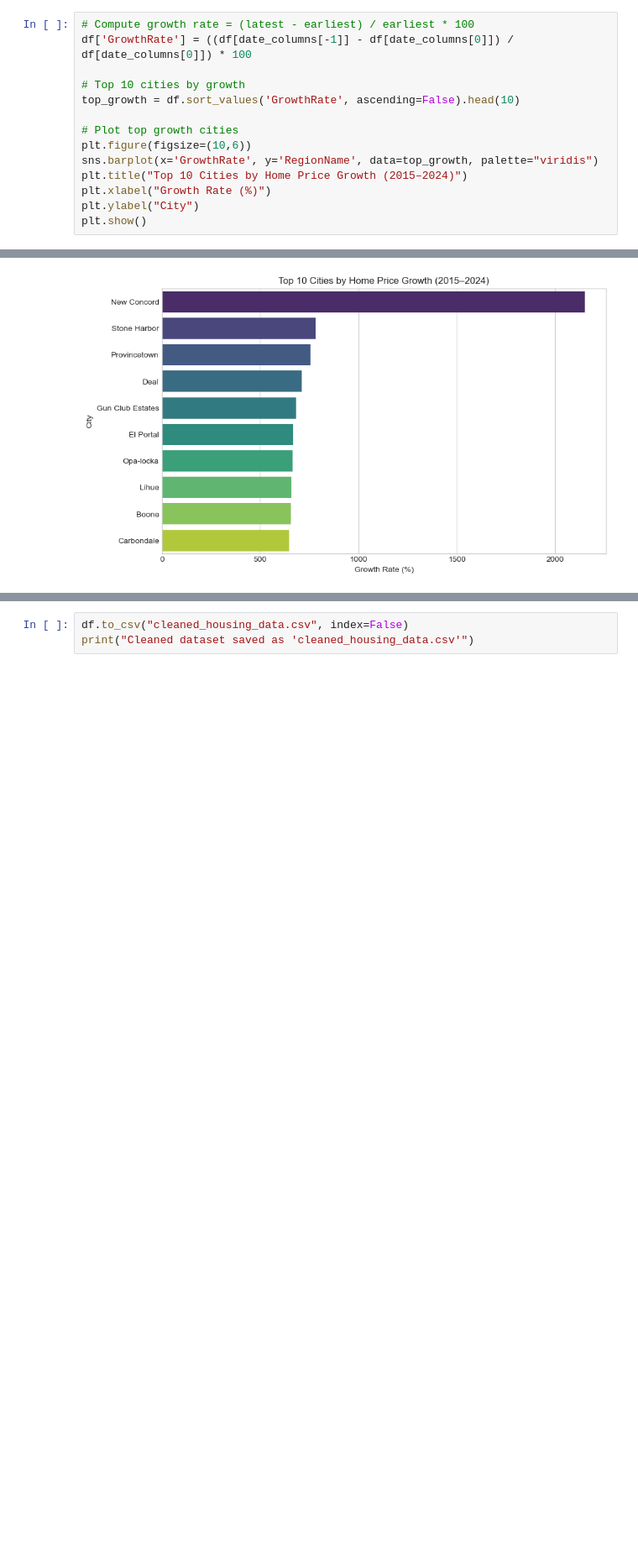
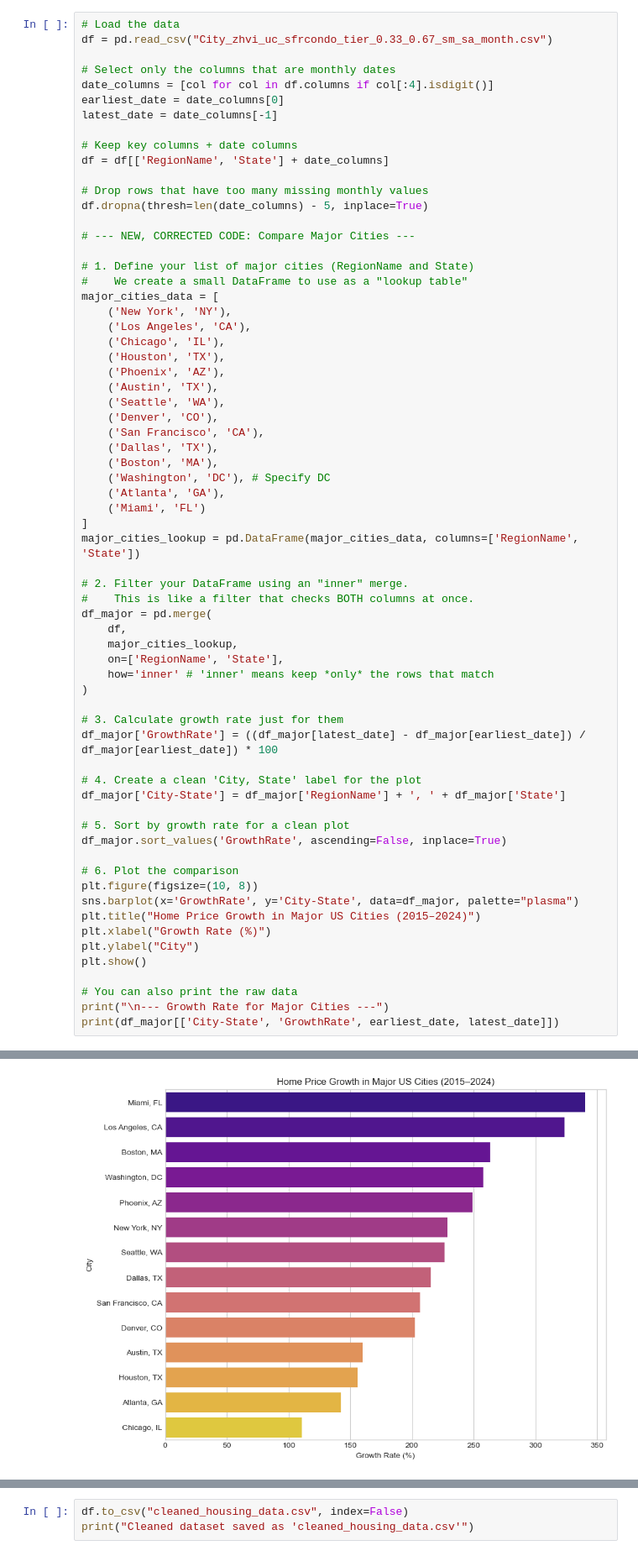
Before and after one commit to ibrahime2002/Zillow-Data-Analysis, a Jupyter notebook: ZillowHouseAnalysis.ipynb, the cells around one changed output, grey strips where cells are left out. Shown at 84% size. Saved outputs shown, nothing was run; the diff lists cells and outputs as text; blank space fills up the shorter version.

Commit message:
Change the top 10 cities to major cities for useful insights

```diff
--- a/ZillowHouseAnalysis.ipynb
+++ b/ZillowHouseAnalysis.ipynb
@@ -67,19 +67,71 @@ Passing `palette` without assigning `hue` is deprecated and will be removed in v
   sns.barplot(x=state_avg.values, y=state_avg.index, palette="coolwarm")
 [figure]
 # %%
-# Compute growth rate = (latest - earliest) / earliest * 100
-df['GrowthRate'] = ((df[date_columns[-1]] - df[date_columns[0]]) / df[date_columns[0]]) * 100
+# Load the data
+df = pd.read_csv("City_zhvi_uc_sfrcondo_tier_0.33_0.67_sm_sa_month.csv")
 
-# Top 10 cities by growth
-top_growth = df.sort_values('GrowthRate', ascending=False).head(10)
+# Select only the columns that are monthly dates
+date_columns = [col for col in df.columns if col[:4].isdigit()]
+earliest_date = date_columns[0]
+latest_date = date_columns[-1]
 
-# Plot top growth cities
-plt.figure(figsize=(10,6))
-sns.barplot(x='GrowthRate', y='RegionName', data=top_growth, palette="viridis")
-plt.title("Top 10 Cities by Home Price Growth (2015–2024)")
+# Keep key columns + date columns
+df = df[['RegionName', 'State'] + date_columns]
+
+# Drop rows that have too many missing monthly values
+df.dropna(thresh=len(date_columns) - 5, inplace=True)
+
+# --- NEW, CORRECTED CODE: Compare Major Cities ---
+
+# 1. Define your list of major cities (RegionName and State)
+#    We create a small DataFrame to use as a "lookup table"
+major_cities_data = [
+    ('New York', 'NY'),
+    ('Los Angeles', 'CA'),
+    ('Chicago', 'IL'),
+    ('Houston', 'TX'),
+    ('Phoenix', 'AZ'),
+    ('Austin', 'TX'),
+    ('Seattle', 'WA'),
+    ('Denver', 'CO'),
+    ('San Francisco', 'CA'),
+    ('Dallas', 'TX'),
+    ('Boston', 'MA'),
+    ('Washington', 'DC'), # Specify DC
+    ('Atlanta', 'GA'),
+    ('Miami', 'FL')
+]
+major_cities_lookup = pd.DataFrame(major_cities_data, columns=['RegionName', 'State'])
+
+# 2. Filter your DataFrame using an "inner" merge.
+#    This is like a filter that checks BOTH columns at once.
+df_major = pd.merge(
+    df,
+    major_cities_lookup,
+    on=['RegionName', 'State'],
+    how='inner' # 'inner' means keep *only* the rows that match
+)
+
+# 3. Calculate growth rate just for them
+df_major['GrowthRate'] = ((df_major[latest_date] - df_major[earliest_date]) / df_major[earliest_date]) * 100
+
+# 4. Create a clean 'City, State' label for the plot
+df_major['City-State'] = df_major['RegionName'] + ', ' + df_major['State']
+
+# 5. Sort by growth rate for a clean plot
+df_major.sort_values('GrowthRate', ascending=False, inplace=True)
+
+# 6. Plot the comparison
+plt.figure(figsize=(10, 8))
+sns.barplot(x='GrowthRate', y='City-State', data=df_major, palette="plasma")
+plt.title("Home Price Growth in Major US Cities (2015–2024)")
 plt.xlabel("Growth Rate (%)")
 plt.ylabel("City")
 plt.show()
+
+# You can also print the raw data
+print("\n--- Growth Rate for Major Cities ---")
+print(df_major[['City-State', 'GrowthRate', earliest_date, latest_date]])
 # %% [output]
 Passing `palette` without assigning `hue` is deprecated and will be removed in v0.14.0. Assign the `y` variable to `hue` and set `legend=False` for the same effect.
 
@@ -87 +139 @@ Passing `palette` without assigning `hue` is deprecated and will be removed in v
-[figure, old version]
+[figure, new version]
```
Also changed, not shown: parts of 4 cells of this notebook, 2 other files.
